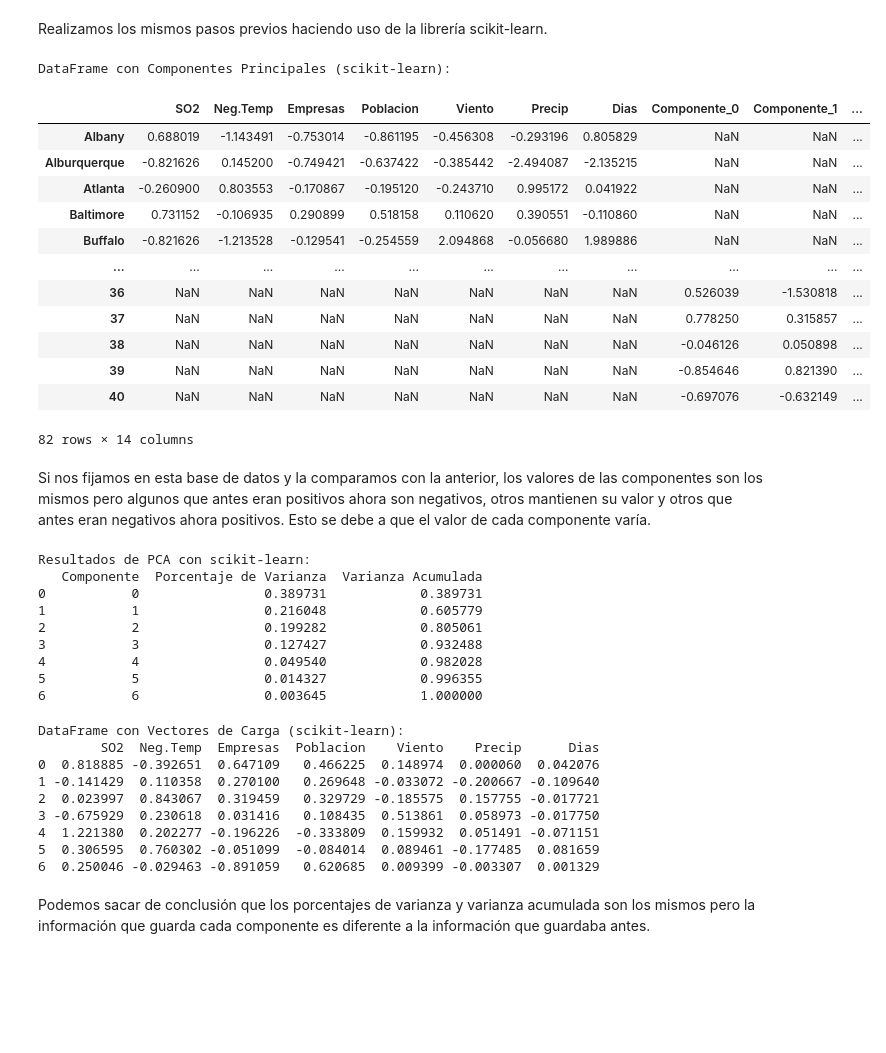
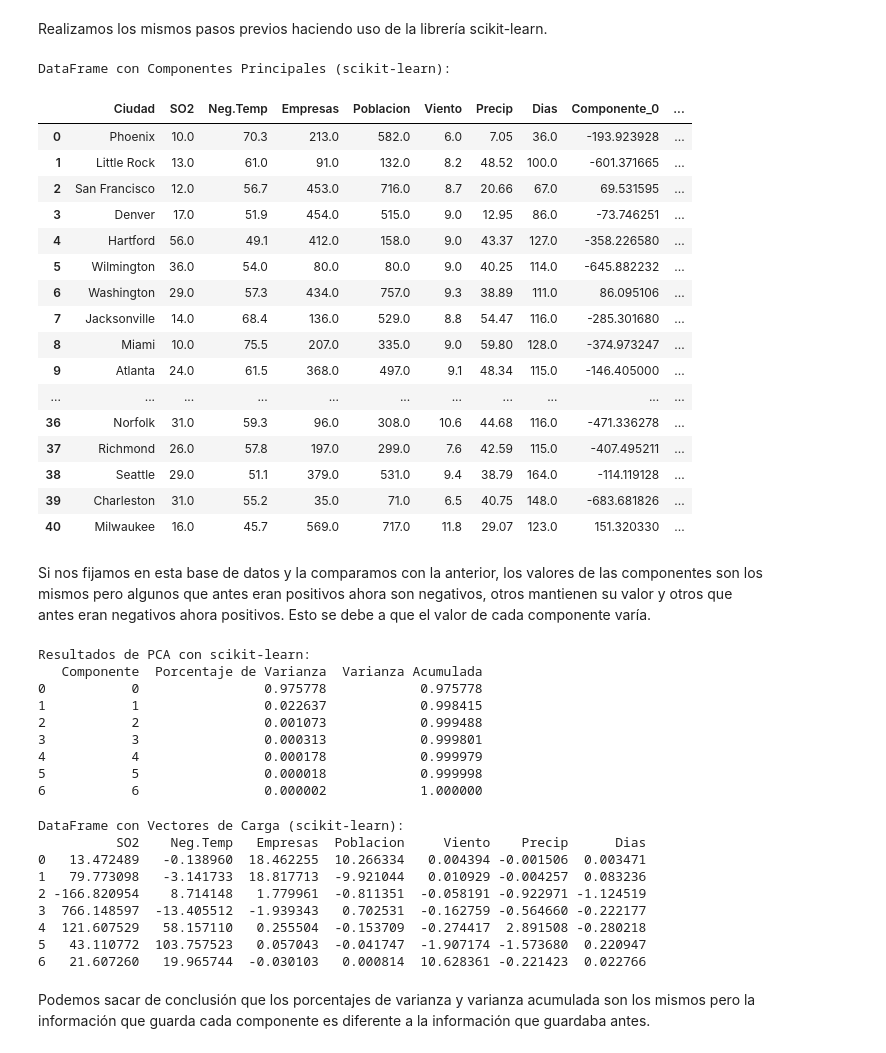
Before and after one commit to CeliaDiazSanchez/Data-Mining, a Jupyter notebook: LAB01_p3.ipynb, the cells around one changed output. Saved outputs shown, nothing was run; the diff lists cells and outputs as text; code cells hidden in the pictures; blank space fills up the shorter version.

```diff
--- a/LAB01_p3.ipynb
+++ b/LAB01_p3.ipynb
@@ -651,3 +651,7 @@ Archivo descargado exitosamente.
 | 2 | San Francisco | 12.0 | 56.7 | 453.0 | 716.0 | 8.7 | 20.66 | 67.0 |
 | 3 | Denver | 17.0 | 51.9 | 454.0 | 515.0 | 9.0 | 12.95 | 86.0 |
 | 4 | Hartford | 56.0 | 49.1 | 412.0 | 158.0 | 9.0 | 43.37 | 127.0 |
+# %%
+# Creamos una copia de df para modificarla sin afectar al original
+ds = df.copy()
+id(ds), id(df)
@@ -1255,7 +1246,7 @@ plt.title('Diagrama de Burbujas con Componentes Principales para Ciudades Selecc
 # Resaltar las ciudades seleccionadas y agregar etiquetas
 for i, (index, ciudad) in enumerate(ciudades_aleatorias.iterrows()):
     ax.scatter(ciudad['Componente_0'], ciudad['Componente_1'], s=bubble_sizes[i], color='red', label='Ciudades Seleccionadas')
-    ax.text(ciudad['Componente_0'], ciudad['Componente_1'], index, fontsize=8, ha='left', va='bottom')
+    ax.text(ciudad['Componente_0'], ciudad['Componente_1'], index, fontsize=10, ha='left', va='bottom')
 
 # Añadir un comentario explicativo sobre el tamaño de la burbuja (Componente 2)
 ax.text(0.95, 0.05, 'Tamaño de Burbuja (Componente 2)', transform=ax.transAxes, fontsize=10, color='black', ha='right')
@@ -1280,37 +1271,41 @@ Realizamos los mismos pasos previos haciendo uso de la librería scikit-learn.
 # %%
 # Crear un objeto PCA
 pca = PCA()
 
 # Ajustar el modelo PCA a los datos estandarizados
-pca.fit(df[columns_for_pca])
+pca.fit(ds[columns_for_pca])
 
 # Obtener las componentes principales y las proyecciones de los datos
-pca_data = pca.transform(df[columns_for_pca])
+pca_data = pca.transform(ds[columns_for_pca])
 
 # Crear un DataFrame con las componentes principales
-df_pca_sklearn = pd.DataFrame(pca_data, columns=[f'Componente_{i}' for i in range(pca_data.shape[1])])
+ds_pca_sklearn = pd.DataFrame(pca_data, columns=[f'Componente_{i}' for i in range(pca_data.shape[1])])
 
 # Añadir las componentes principales al DataFrame original
-df_pca_sklearn = pd.concat([df, df_pca_sklearn], axis=1)
+ds_pca_sklearn = pd.concat([ds, ds_pca_sklearn], axis=1)
 
 # Mostrar el DataFrame con las componentes principales
 print("\nDataFrame con Componentes Principales (scikit-learn):")
-df_pca_sklearn # TODO HAY NANS
+ds_pca_sklearn
 # %% [output]
 DataFrame con Componentes Principales (scikit-learn):
-|  | SO2 | Neg.Temp | Empresas | Poblacion | Viento | Precip | Dias | Componente_0 | Componente_1 | ... |
-| Albany | 0.688019 | -1.143491 | -0.753014 | -0.861195 | -0.456308 | -0.293196 | 0.805829 | NaN | NaN | ... |
-| Alburquerque | -0.821626 | 0.145200 | -0.749421 | -0.637422 | -0.385442 | -2.494087 | -2.135215 | NaN | NaN | ... |
-| Atlanta | -0.260900 | 0.803553 | -0.170867 | -0.195120 | -0.243710 | 0.995172 | 0.041922 | NaN | NaN | ... |
-| Baltimore | 0.731152 | -0.106935 | 0.290899 | 0.518158 | 0.110620 | 0.390551 | -0.110860 | NaN | NaN | ... |
-| Buffalo | -0.821626 | -1.213528 | -0.129541 | -0.254559 | 2.094868 | -0.056680 | 1.989886 | NaN | NaN | ... |
+|  | Ciudad | SO2 | Neg.Temp | Empresas | Poblacion | Viento | Precip | Dias | Componente_0 | ... |
+| 0 | Phoenix | 10.0 | 70.3 | 213.0 | 582.0 | 6.0 | 7.05 | 36.0 | -193.923928 | ... |
+| 1 | Little Rock | 13.0 | 61.0 | 91.0 | 132.0 | 8.2 | 48.52 | 100.0 | -601.371665 | ... |
+| 2 | San Francisco | 12.0 | 56.7 | 453.0 | 716.0 | 8.7 | 20.66 | 67.0 | 69.531595 | ... |
+| 3 | Denver | 17.0 | 51.9 | 454.0 | 515.0 | 9.0 | 12.95 | 86.0 | -73.746251 | ... |
+| 4 | Hartford | 56.0 | 49.1 | 412.0 | 158.0 | 9.0 | 43.37 | 127.0 | -358.226580 | ... |
+| 5 | Wilmington | 36.0 | 54.0 | 80.0 | 80.0 | 9.0 | 40.25 | 114.0 | -645.882232 | ... |
+| 6 | Washington | 29.0 | 57.3 | 434.0 | 757.0 | 9.3 | 38.89 | 111.0 | 86.095106 | ... |
+| 7 | Jacksonville | 14.0 | 68.4 | 136.0 | 529.0 | 8.8 | 54.47 | 116.0 | -285.301680 | ... |
+| 8 | Miami | 10.0 | 75.5 | 207.0 | 335.0 | 9.0 | 59.80 | 128.0 | -374.973247 | ... |
+| 9 | Atlanta | 24.0 | 61.5 | 368.0 | 497.0 | 9.1 | 48.34 | 115.0 | -146.405000 | ... |
 | ... | ... | ... | ... | ... | ... | ... | ... | ... | ... | ... |
-| 36 | NaN | NaN | NaN | NaN | NaN | NaN | NaN | 0.526039 | -1.530818 | ... |
-| 37 | NaN | NaN | NaN | NaN | NaN | NaN | NaN | 0.778250 | 0.315857 | ... |
-| 38 | NaN | NaN | NaN | NaN | NaN | NaN | NaN | -0.046126 | 0.050898 | ... |
-| 39 | NaN | NaN | NaN | NaN | NaN | NaN | NaN | -0.854646 | 0.821390 | ... |
-| 40 | NaN | NaN | NaN | NaN | NaN | NaN | NaN | -0.697076 | -0.632149 | ... |
+| 36 | Norfolk | 31.0 | 59.3 | 96.0 | 308.0 | 10.6 | 44.68 | 116.0 | -471.336278 | ... |
+| 37 | Richmond | 26.0 | 57.8 | 197.0 | 299.0 | 7.6 | 42.59 | 115.0 | -407.495211 | ... |
+| 38 | Seattle | 29.0 | 51.1 | 379.0 | 531.0 | 9.4 | 38.79 | 164.0 | -114.119128 | ... |
+| 39 | Charleston | 31.0 | 55.2 | 35.0 | 71.0 | 6.5 | 40.75 | 148.0 | -683.681826 | ... |
+| 40 | Milwaukee | 16.0 | 45.7 | 569.0 | 717.0 | 11.8 | 29.07 | 123.0 | 151.320330 | ... |
-82 rows × 14 columns
 # %% [markdown]
 Si nos fijamos en esta base de datos y la comparamos con la anterior, los valores de las componentes son los mismos pero algunos que antes eran positivos ahora son negativos, otros mantienen su valor y otros que antes eran negativos ahora positivos. Esto se debe a que el valor de cada componente varía.
 # %%
@@ -1331,32 +1326,32 @@ print(pca_results_sklearn)
 # %% [output]
 Resultados de PCA con scikit-learn:
    Componente  Porcentaje de Varianza  Varianza Acumulada
-0           0                0.389731            0.389731
-1           1                0.216048            0.605779
-2           2                0.199282            0.805061
-3           3                0.127427            0.932488
-4           4                0.049540            0.982028
-5           5                0.014327            0.996355
-6           6                0.003645            1.000000
+0           0                0.975778            0.975778
+1           1                0.022637            0.998415
+2           2                0.001073            0.999488
+3           3                0.000313            0.999801
+4           4                0.000178            0.999979
+5           5                0.000018            0.999998
+6           6                0.000002            1.000000
 # %%
 # Obtener los vectores de carga
 loadings = pca.components_ * np.sqrt(pca.explained_variance_)
 
 # Crear un DataFrame con los vectores de carga y asignar nombres a las filas
-loadings_df = pd.DataFrame(loadings, columns=columns_for_pca)
+loadings_ds = pd.DataFrame(loadings, columns=columns_for_pca)
 
 # Mostrar el DataFrame con los vectores de carga
 print("\nDataFrame con Vectores de Carga (scikit-learn):")
-print(loadings_df)
+print(loadings_ds)
 # %% [output]
 DataFrame con Vectores de Carga (scikit-learn):
-        SO2  Neg.Temp  Empresas  Poblacion    Viento    Precip      Dias
-0  0.818885 -0.392651  0.647109   0.466225  0.148974  0.000060  0.042076
-1 -0.141429  0.110358  0.270100   0.269648 -0.033072 -0.200667 -0.109640
-2  0.023997  0.843067  0.319459   0.329729 -0.185575  0.157755 -0.017721
-3 -0.675929  0.230618  0.031416   0.108435  0.513861  0.058973 -0.017750
-4  1.221380  0.202277 -0.196226  -0.333809  0.159932  0.051491 -0.071151
-5  0.306595  0.760302 -0.051099  -0.084014  0.089461 -0.177485  0.081659
-6  0.250046 -0.029463 -0.891059   0.620685  0.009399 -0.003307  0.001329
+          SO2    Neg.Temp   Empresas  Poblacion     Viento    Precip      Dias
+0   13.472489   -0.138960  18.462255  10.266334   0.004394 -0.001506  0.003471
+1   79.773098   -3.141733  18.817713  -9.921044   0.010929 -0.004257  0.083236
+2 -166.820954    8.714148   1.779961  -0.811351  -0.058191 -0.922971 -1.124519
+3  766.148597  -13.405512  -1.939343   0.702531  -0.162759 -0.564660 -0.222177
+4  121.607529   58.157110   0.255504  -0.153709  -0.274417  2.891508 -0.280218
+5   43.110772  103.757523   0.057043  -0.041747  -1.907174 -1.573680  0.220947
+6   21.607260   19.965744  -0.030103   0.000814  10.628361 -0.221423  0.022766
 # %% [markdown]
 Podemos sacar de conclusión que los porcentajes de varianza y varianza acumulada son los mismos pero la información que guarda cada componente es diferente a la información que guardaba antes.
```
Also changed, not shown: parts of 20 cells of this notebook.
